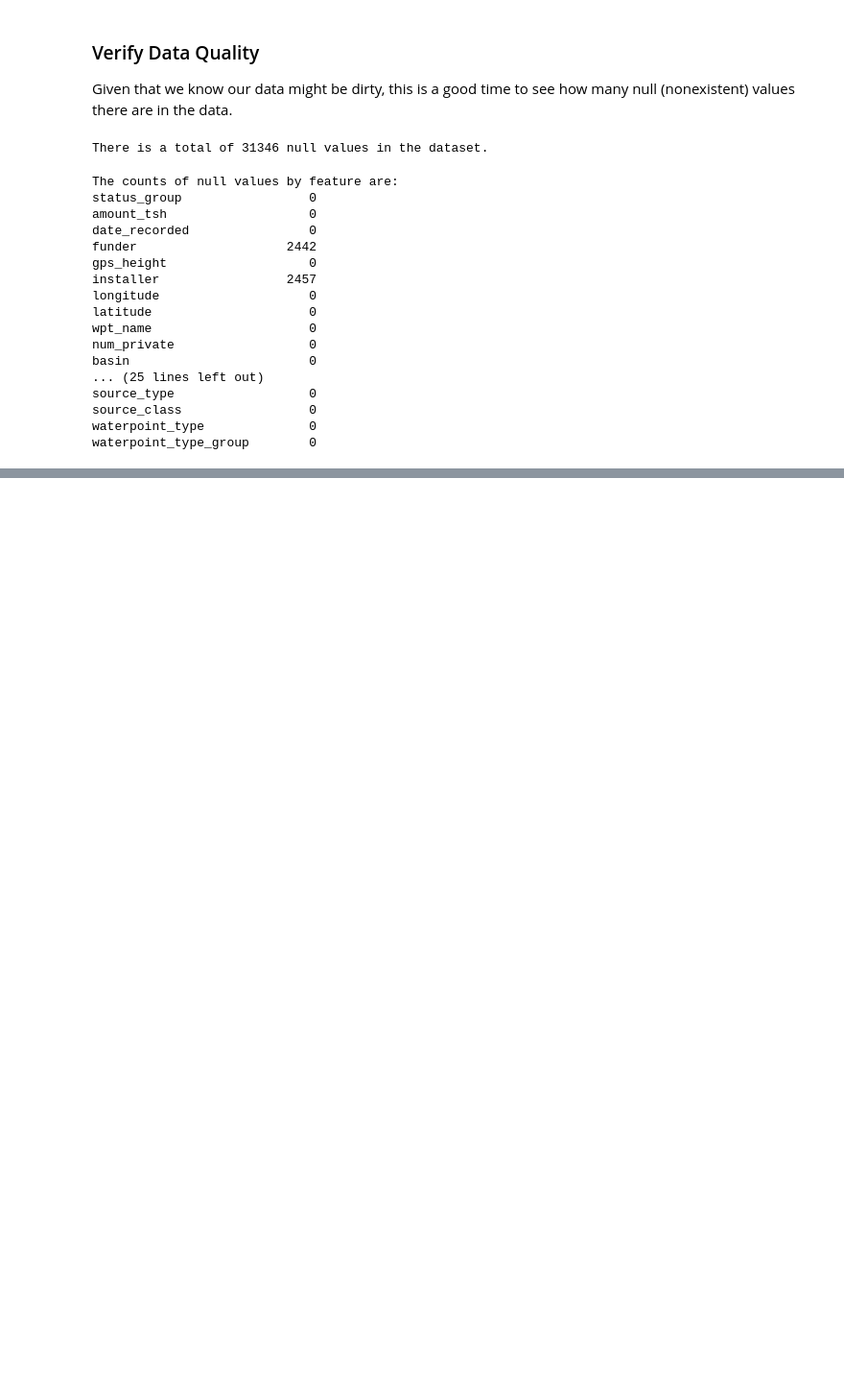
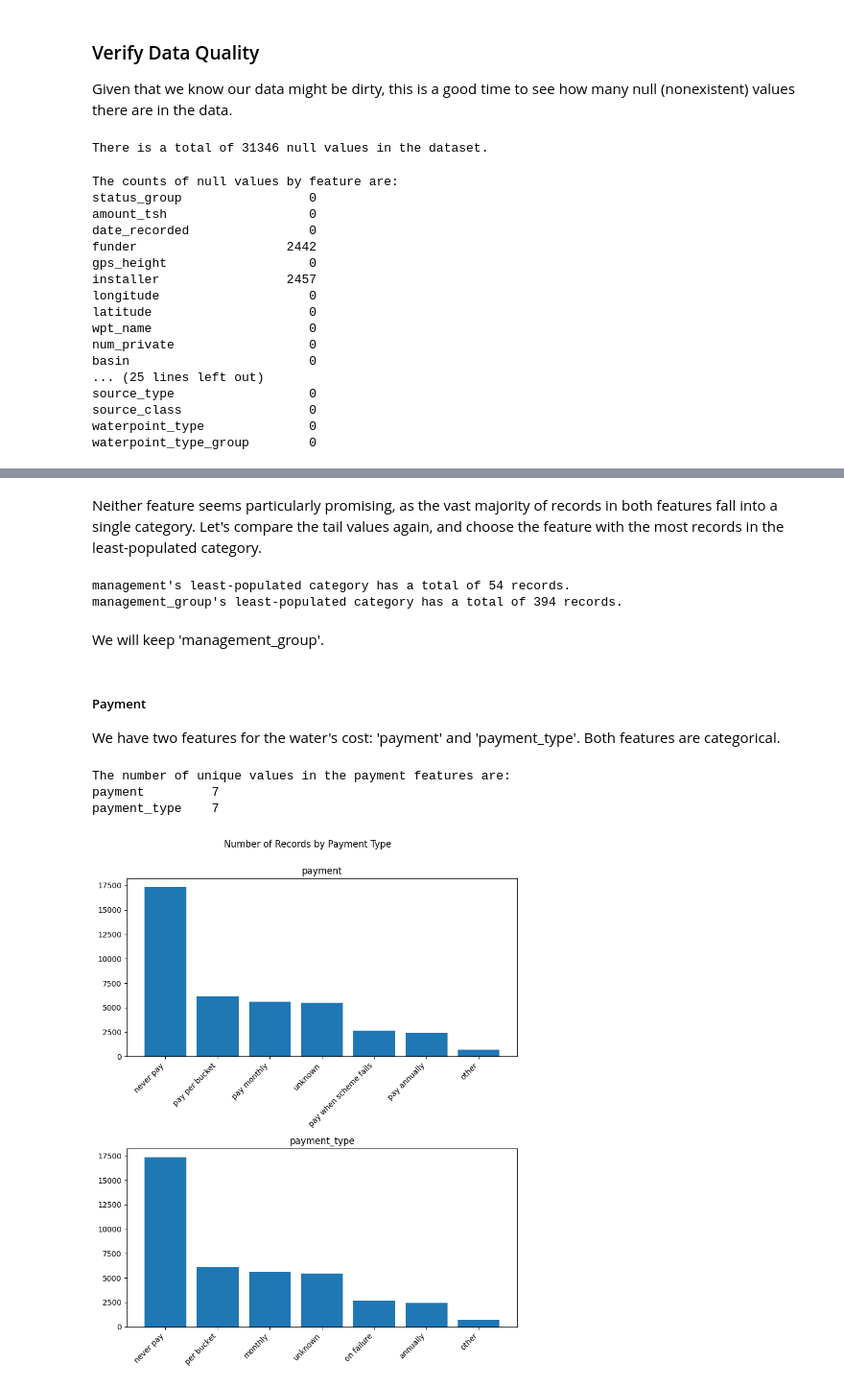
Before and after one commit to zdravoj/water-pump-classifier, a Jupyter notebook: Water_Pump_Classifier.ipynb, the cells around one changed output, grey strips where cells are left out. Shown at 96% size. Saved outputs shown, nothing was run; the diff lists cells and outputs as text; code cells hidden in the pictures; blank space fills up the shorter version.

```diff
--- a/Water_Pump_Classifier.ipynb
+++ b/Water_Pump_Classifier.ipynb
@@ -275,0 +584,46 @@ We have 39 features in our dataset. Let's see what forms they take, and do the r
+# %% [markdown]
+Neither feature seems particularly promising, as the vast majority of records in both features fall into a single category. Let's compare the tail values again, and choose the feature with the most records in the least-populated category.
+# %%
+print(f"management's least-populated category has a total of {management[-1]} records.")
+print(f"management_group's least-populated category has a total of {management_group[-1]} records.")
+# %% [output]
+management's least-populated category has a total of 54 records.
+management_group's least-populated category has a total of 394 records.
+# %% [markdown]
+We will keep 'management_group'.
+# %% [markdown]
+##### Payment
+
+We have two features for the water's cost: 'payment' and 'payment_type'. Both features are categorical.
+# %%
+columns = [
+    'payment',
+    'payment_type',
+]
+
+print("The number of unique values in the payment features are: ")
+print(pd.Series(
+    data = [training_set[column].nunique() for column in columns],
+    index= columns
+).to_string())
+# %% [output]
+The number of unique values in the payment features are:
+payment         7
+payment_type    7
+# %%
+# prepare data
+payment = training_set.payment.value_counts()
+payment_type = training_set.payment_type.value_counts()
+
+# plot data
+fig, axes = plt.subplots(nrows=2, figsize=(8, 6))
+axes[0].bar(payment.index, payment.values)
+axes[0].set_title('payment')
+axes[1].bar(payment_type.index, payment_type.values)
+axes[1].set_title('payment_type')
+for ax in axes:
+    ax.set_xticks(ax.get_xticks(), ax.get_xticklabels(), rotation=45, ha='right')
+fig.suptitle('Number of Records by Payment Type\n')
+fig.tight_layout();
+# %% [output]
+[figure, added]
```
Also changed, not shown: parts of 87 cells of this notebook, 1 other file.
